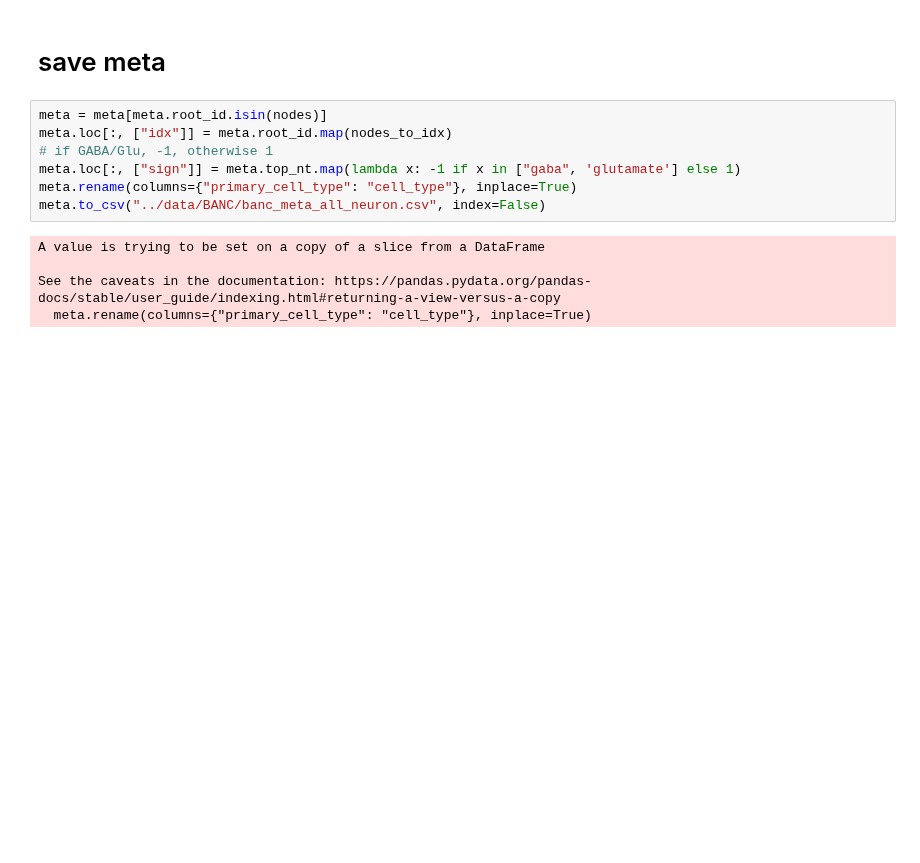
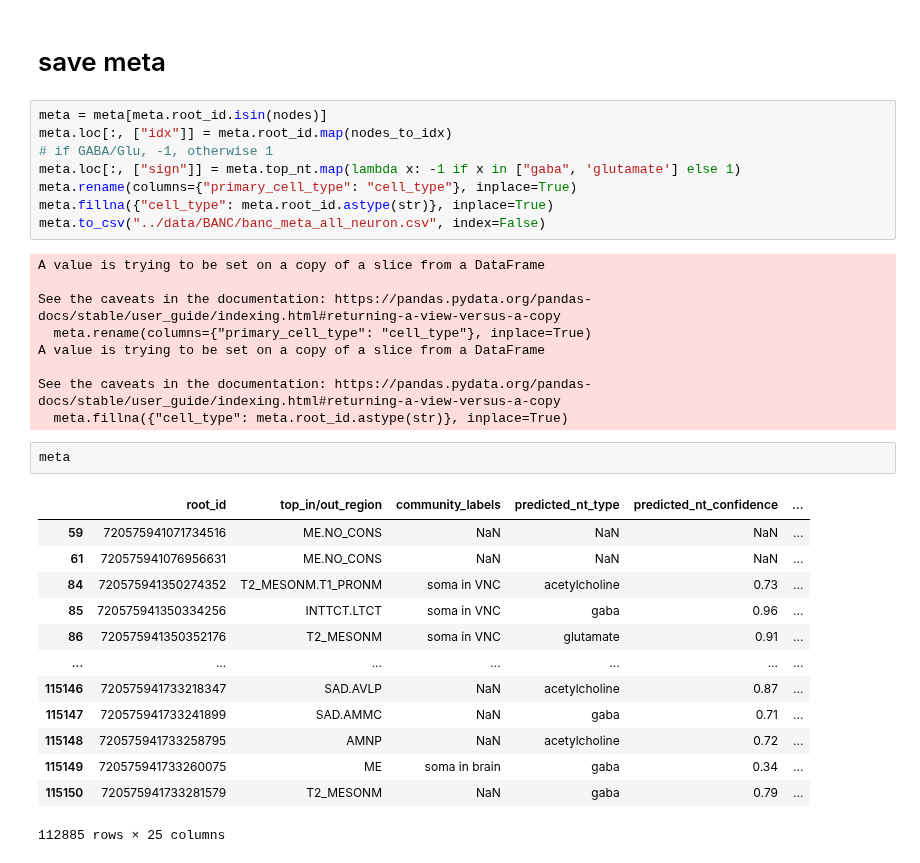
Before and after one commit to YijieYin/connectome_data_prep, a Jupyter notebook: BANC/banc_all_neuron.ipynb, the cells around one changed output. Drawn from its saved outputs; the diff is of its cells as text; blank space fills up the shorter version.

Commit message:
preprocessed BANC data from https://www.biorxiv.org/content/10.1101/2025.07.31.667571v1

```diff
--- a/BANC/banc_all_neuron.ipynb
+++ b/BANC/banc_all_neuron.ipynb
@@ -399,9 +399,30 @@ meta.loc[:, ["idx"]] = meta.root_id.map(nodes_to_idx)
 # if GABA/Glu, -1, otherwise 1
 meta.loc[:, ["sign"]] = meta.top_nt.map(lambda x: -1 if x in ["gaba", 'glutamate'] else 1)
 meta.rename(columns={"primary_cell_type": "cell_type"}, inplace=True)
+meta.fillna({"cell_type": meta.root_id.astype(str)}, inplace=True)
 meta.to_csv("../data/BANC/banc_meta_all_neuron.csv", index=False)
 # %% [output]
 A value is trying to be set on a copy of a slice from a DataFrame
 
 See the caveats in the documentation: https://pandas.pydata.org/pandas-docs/stable/user_guide/indexing.html#returning-a-view-versus-a-copy
   meta.rename(columns={"primary_cell_type": "cell_type"}, inplace=True)
+A value is trying to be set on a copy of a slice from a DataFrame
+
+See the caveats in the documentation: https://pandas.pydata.org/pandas-docs/stable/user_guide/indexing.html#returning-a-view-versus-a-copy
+  meta.fillna({"cell_type": meta.root_id.astype(str)}, inplace=True)
+# %%
+meta
+# %% [output]
+|  | root_id | top_in/out_region | community_labels | predicted_nt_type | predicted_nt_confidence | ... |
+| 59 | 720575941071734516 | ME.NO_CONS | NaN | NaN | NaN | ... |
+| 61 | 720575941076956631 | ME.NO_CONS | NaN | NaN | NaN | ... |
+| 84 | 720575941350274352 | T2_MESONM.T1_PRONM | soma in VNC | acetylcholine | 0.73 | ... |
+| 85 | 720575941350334256 | INTTCT.LTCT | soma in VNC | gaba | 0.96 | ... |
+| 86 | 720575941350352176 | T2_MESONM | soma in VNC | glutamate | 0.91 | ... |
+| ... | ... | ... | ... | ... | ... | ... |
+| 115146 | 720575941733218347 | SAD.AVLP | NaN | acetylcholine | 0.87 | ... |
+| 115147 | 720575941733241899 | SAD.AMMC | NaN | gaba | 0.71 | ... |
+| 115148 | 720575941733258795 | AMNP | NaN | acetylcholine | 0.72 | ... |
+| 115149 | 720575941733260075 | ME | soma in brain | gaba | 0.34 | ... |
+| 115150 | 720575941733281579 | T2_MESONM | NaN | gaba | 0.79 | ... |
+112885 rows × 25 columns
```
Also changed, not shown: 1 other file.
